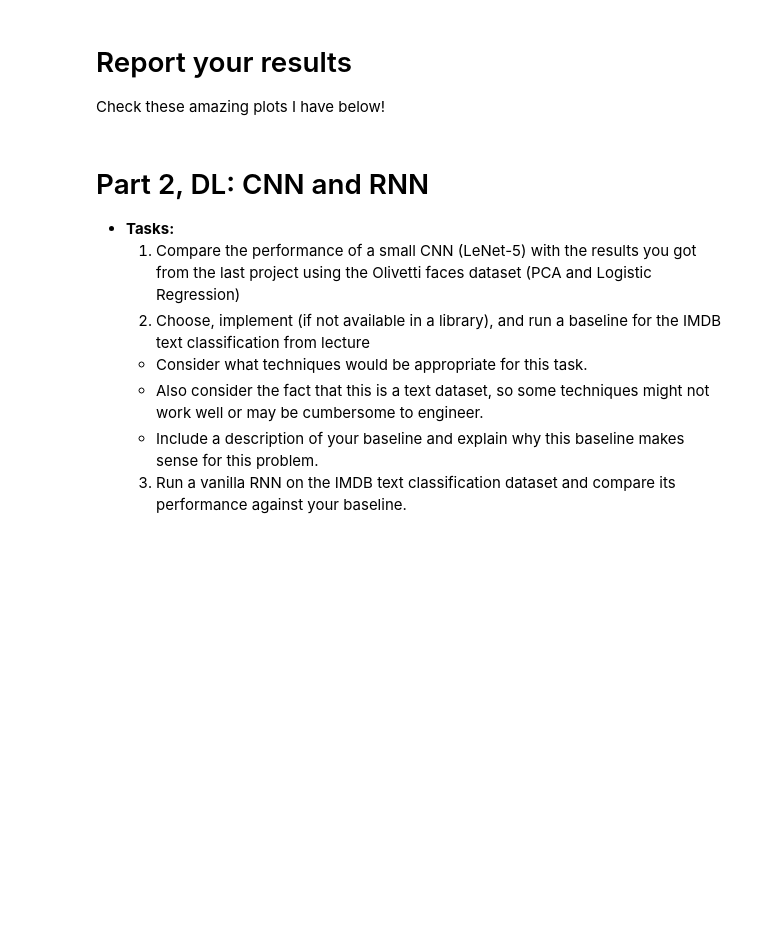
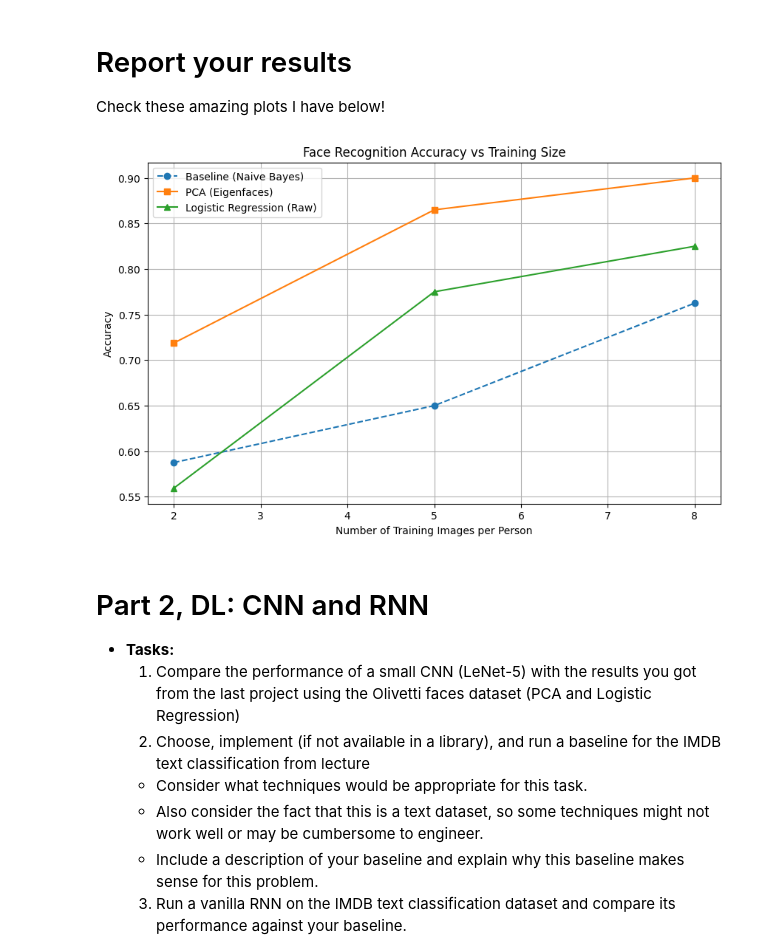
Before and after one commit to mmosoriov/proj5_DL, a Jupyter notebook: Part1_ML.ipynb, the cells around one changed output. Cells and saved outputs as stored; diff of their text form; code cells hidden in the pictures; blank space fills up the shorter version.

Commit message:
part 1 of ML, documentation in progress

```diff
--- a/Part1_ML.ipynb
+++ b/Part1_ML.ipynb
@@ -128,3 +127,31 @@ show_images(x_test, N_IDENTITIES, 10 - GALLERY_SIZE)
 # Implement your baseline
 
 Here is the code for my baseline, along with an explanation of how it works and why it makes sense for this problem.
+# %%
+"""
+DATA setup
+"""
+import numpy as np
+import matplotlib.pyplot as plt # for plotting results
+from sklearn.datasets import fetch_olivetti_faces
+from sklearn.preprocessing import Binarizer # maps continous values -> 0 or 1
+from sklearn.naive_bayes import BernoulliNB # Bernoulli(0 or 1) classifier in baseline
+from sklearn.metrics import accuracy_score # to calculate how many predictions were correct
+
+from sklearn.model_selection import train_test_split # used in PCA to create small held-out set to tune number eigenfaces
+
+from sklearn.decomposition import PCA
+from sklearn.neighbors import KNeighborsClassifier # K-nearest neighbors classifier
+from sklearn.linear_model import LogisticRegression
+
+
+print("Loading Olivetti Faces dataset....")
+images = fetch_olivetti_faces()
+X_full = images.data  # By documentation: shape of (400, 4096) => 400 images, 64x64 pixels flattened
+y_full = images.target # Shape of (400,) => Labels associated with each image 0-39 // THE ANSWERS
+
+
+# Reshape to (40 people, 10 images, 4096 pixels) to organize data by person
+X_by_person = X_full.reshape(40, 10, 4096) # this forms a 3d block, which allows us to later say X_by_personl[0, :3] to retrieve the first 3 images of person 0
+# Reshape to match structure above
+y_by_person = y_full.reshape(40, 10)
@@ -136,6 +317,23 @@ Here is the code I used to get the results below!
 # Report your results
 
 Check these amazing plots I have below!
+# %%
+# ==========================================
+# 4. PLOTTING RESULTS
+# ==========================================
+plt.figure(figsize=(10, 6))
+plt.plot(results['train_k'], results['Baseline (NB)'], marker='o', linestyle='--', label='Baseline (Naive Bayes)')
+plt.plot(results['train_k'], results['PCA (Eigenfaces)'], marker='s', label='PCA (Eigenfaces)')
+plt.plot(results['train_k'], results['Logistic Regression'], marker='^', label='Logistic Regression (Raw)')
+
+plt.title('Face Recognition Accuracy vs Training Size')
+plt.xlabel('Number of Training Images per Person')
+plt.ylabel('Accuracy')
+plt.legend()
+plt.grid(True)
+plt.show()
+# %% [output]
+[figure, added]
 # %% [markdown]
 # Part 2, DL: CNN and RNN
 
```
Also changed, not shown: parts of 6 cells of this notebook.
